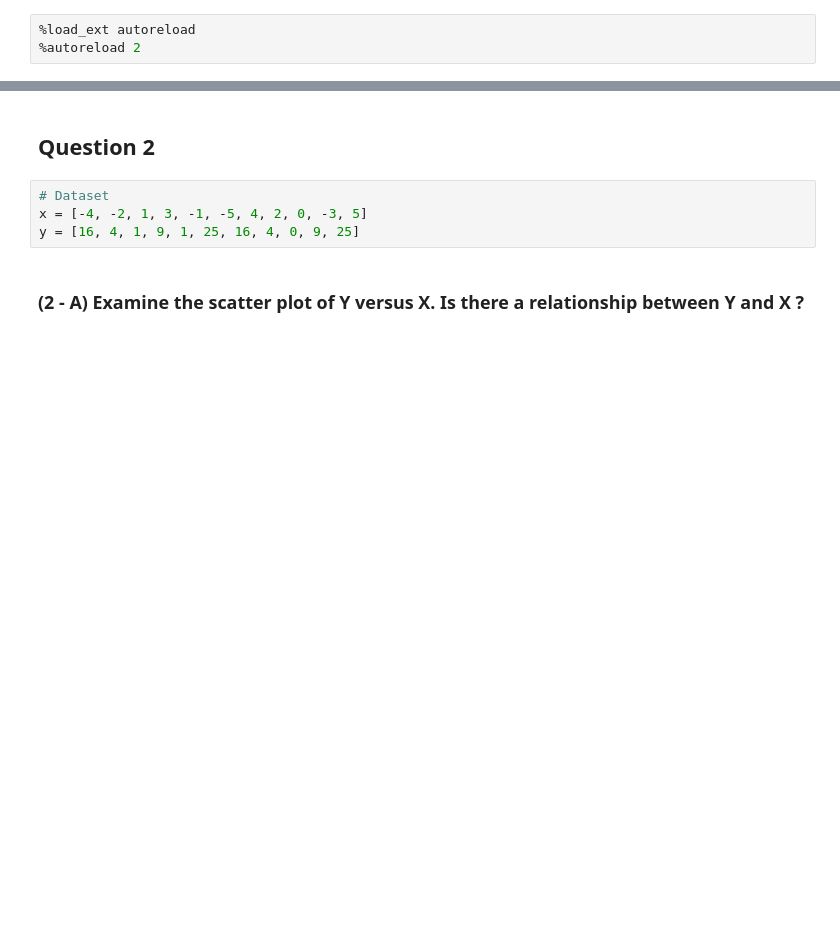
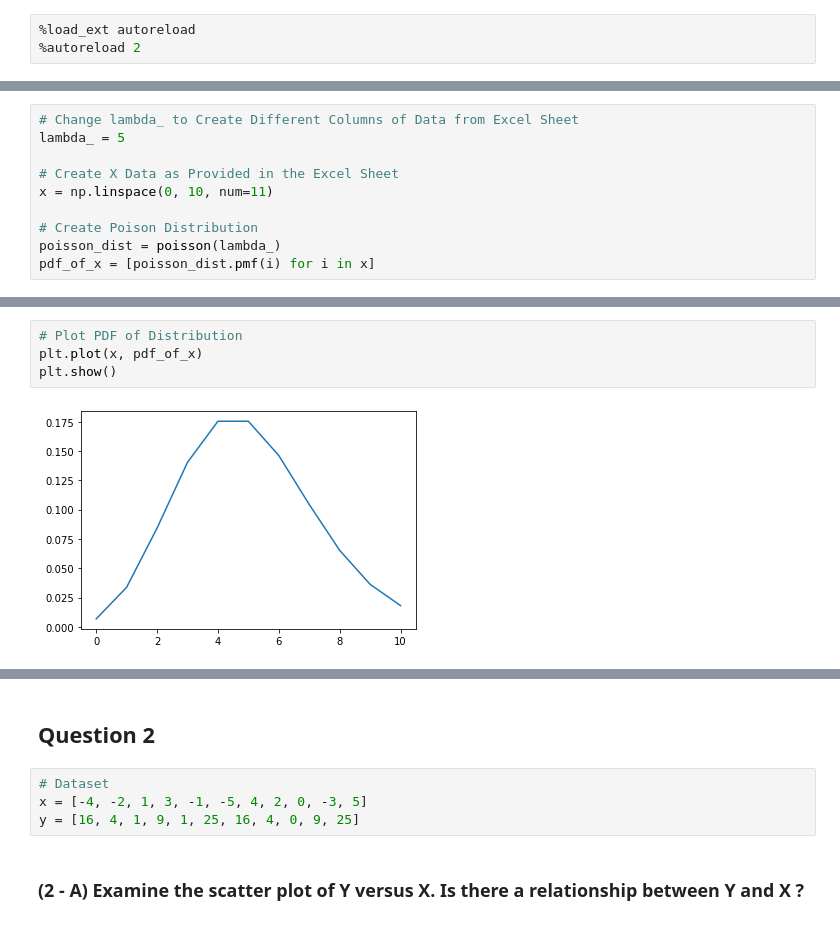
Before and after one commit to viralbthakar/CP8210-DB-Design, a Jupyter notebook: Assignment - 2 - StatsModels/Assignment 2.ipynb, the cells around one changed output, grey strips where cells are left out. Drawn from its saved outputs; the diff is of its cells as text; blank space fills up the shorter version.

```diff
--- a/Assignment - 2 - StatsModels/Sollution.ipynb
+++ b/Assignment - 2 - StatsModels/Assignment 2.ipynb
@@ -8,0 +154,10 @@ import matplotlib.pyplot as plt
+# %%
+# Change lambda_ to Create Different Columns of Data from Excel Sheet
+lambda_ = 5
+
+# Create X Data as Provided in the Excel Sheet
+x = np.linspace(0, 10, num=11)
+
+# Create Poison Distribution
+poisson_dist = poisson(lambda_)
+pdf_of_x = [poisson_dist.pmf(i) for i in x]
@@ -8,0 +185,6 @@ import matplotlib.pyplot as plt
+# %%
+# Plot PDF of Distribution
+plt.plot(x, pdf_of_x)
+plt.show()
+# %% [output]
+[figure, added]
```
Also changed, not shown: parts of 54 cells of this notebook, 4 other files.
